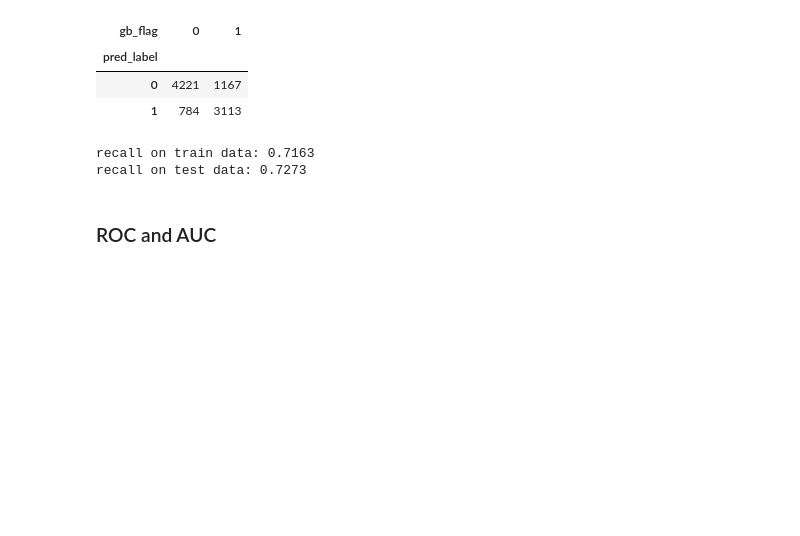
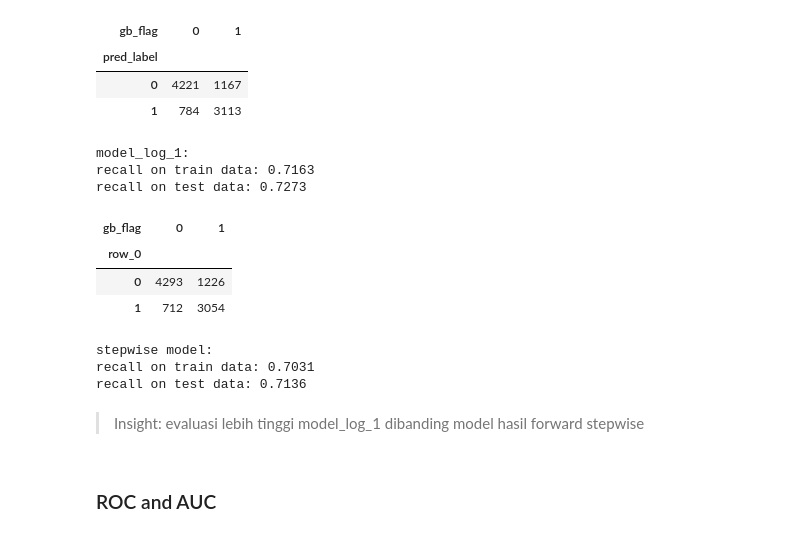
Before and after one commit to hwulanayu/scorecard_python, a Jupyter notebook: Behaviour Scorecard Prediction with Python.ipynb, the cells around one changed output. Saved outputs shown, nothing was run; the diff lists cells and outputs as text; code cells hidden in the pictures; blank space fills up the shorter version.

Commit message:
add stepwise reg evaluation

```diff
--- a/Behaviour Scorecard Prediction with Python.ipynb
+++ b/Behaviour Scorecard Prediction with Python.ipynb
@@ -716,0 +721,4 @@ pay_amt5_woe      0.1999      0.081      2.457      0.014       0.040       0.35
+# %%
+# sorting variabel berdasarkan IV yang paling rendah hingga paling tinggi
+iv_variables = sc.iv(dt = train_woe, y = "gb_flag", positive = 1)
+sorted_variable = iv_variables.variable.values.tolist()[::-1]
@@ -716,0 +765,2 @@ pay_amt5_woe      0.1999      0.081      2.457      0.014       0.040       0.35
+# %%
+model_stepwise = forward_selected(data=train_woe, response='gb_flag', sorted_variable=sorted_variable)
@@ -776,6 +838,11 @@ test_woe['pred_risk'].head()
 5    0.388628
 9    0.948442
 Name: pred_risk, dtype: float64
+# %%
+# stepwise model
+pred_train_prob_stepwise = model_stepwise.predict(sm.add_constant(X_train))
+pred_risk_stepwise = model_stepwise.predict(sm.add_constant(X_test))
+pred_label_stepwise = pred_risk_stepwise.apply(lambda x: 1 if x > 0.5 else 0)
 # %% [markdown]
 📝 Notes: Fungsi predict untuk model logistik regresi akan mengembalikan hasil prediksi dalam bentuk **probability**
 # %% [markdown]
@@ -841,11 +908,39 @@ pred_label = pred_train_prob.apply(lambda x: 1 if x > 0.5 else 0)
 recall_lr_train = recall_score(train_woe['gb_flag'], pred_label)
 recall_lr = recall_score(test_woe['gb_flag'], test_woe['pred_label'])
 
+print('model_log_1:')
 print('recall on train data:', round(recall_lr_train,4))
 print('recall on test data:', round(recall_lr,4))
 # %% [output]
+model_log_1:
 recall on train data: 0.7163
 recall on test data: 0.7273
+# %%
+# stepwise model
+pred_train_prob_stepwise = model_stepwise.predict(sm.add_constant(X_train))
+pred_risk_stepwise = model_stepwise.predict(sm.add_constant(X_test))
+pred_label_stepwise = pred_risk_stepwise.apply(lambda x: 1 if x > 0.5 else 0)
+
+pd.crosstab(pred_label_stepwise, test_woe['gb_flag'])
+# %% [output]
+| gb_flag | 0 | 1 |
+| row_0 |  |  |
+| 0 | 4293 | 1226 |
+| 1 | 712 | 3054 |
+# %%
+pred_label = pred_train_prob_stepwise.apply(lambda x: 1 if x > 0.5 else 0)
+recall_lr_train = recall_score(train_woe['gb_flag'], pred_label)
+recall_lr = recall_score(test_woe['gb_flag'], pred_label_stepwise)
+
+print('stepwise model:')
+print('recall on train data:', round(recall_lr_train,4))
+print('recall on test data:', round(recall_lr,4))
+# %% [output]
+stepwise model:
+recall on train data: 0.7031
+recall on test data: 0.7136
+# %% [markdown]
+> Insight: evaluasi lebih tinggi model_log_1 dibanding model hasil forward stepwise
 # %% [markdown]
 ### ROC and AUC
 # %% [markdown]
```
Also changed, not shown: parts of 37 cells of this notebook.
